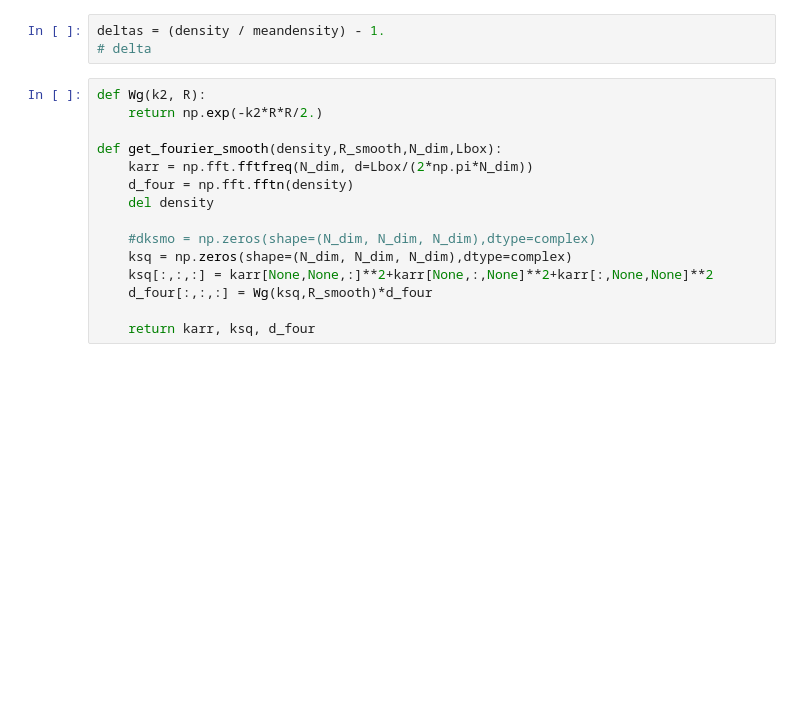
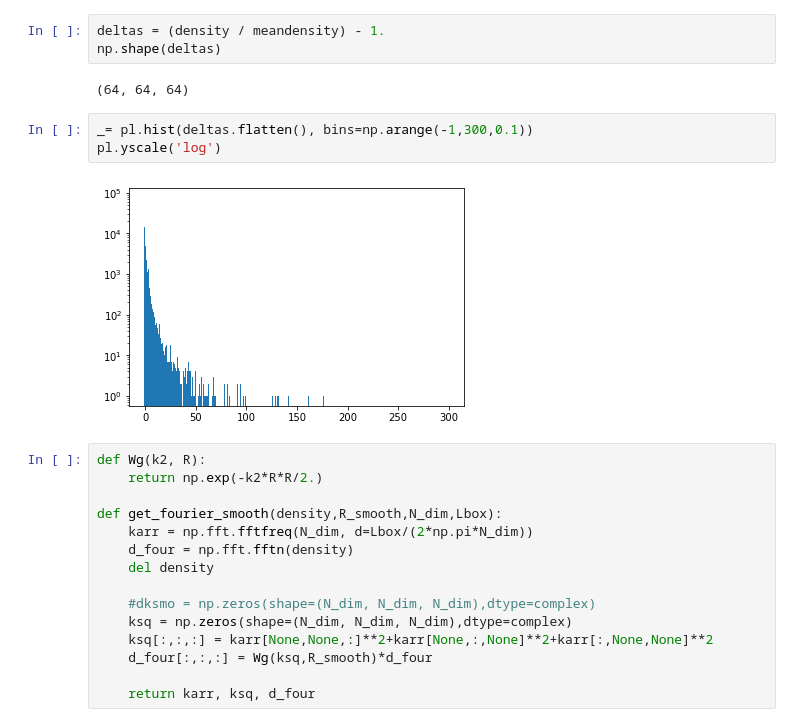
Before and after one commit to jsuarez314/cosmic_web_class, a Jupyter notebook: T-Web.ipynb, the cells around one changed output. Cells and saved outputs as stored; diff of their text form; blank space fills up the shorter version.

```diff
--- a/T-Web.ipynb
+++ b/T-Web.ipynb
@@ -33,6 +123,13 @@ density.shape
 # %%
 deltas = (density / meandensity) - 1.
-# delta
+np.shape(deltas)
+# %% [output]
+(64, 64, 64)
+# %%
+_= pl.hist(deltas.flatten(), bins=np.arange(-1,300,0.1))
+pl.yscale('log')
+# %% [output]
+[figure, added]
 # %%
 def Wg(k2, R):
     return np.exp(-k2*R*R/2.)
```
Also changed, not shown: parts of 27 cells of this notebook, 20 other files.
